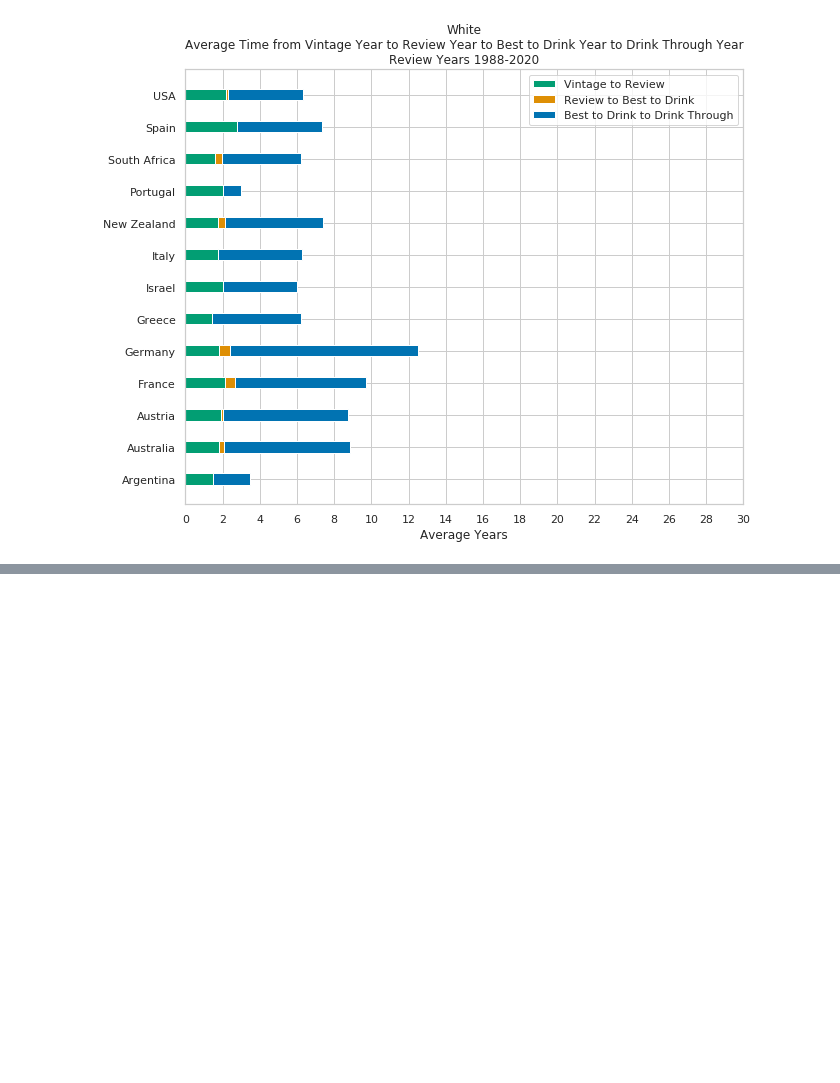
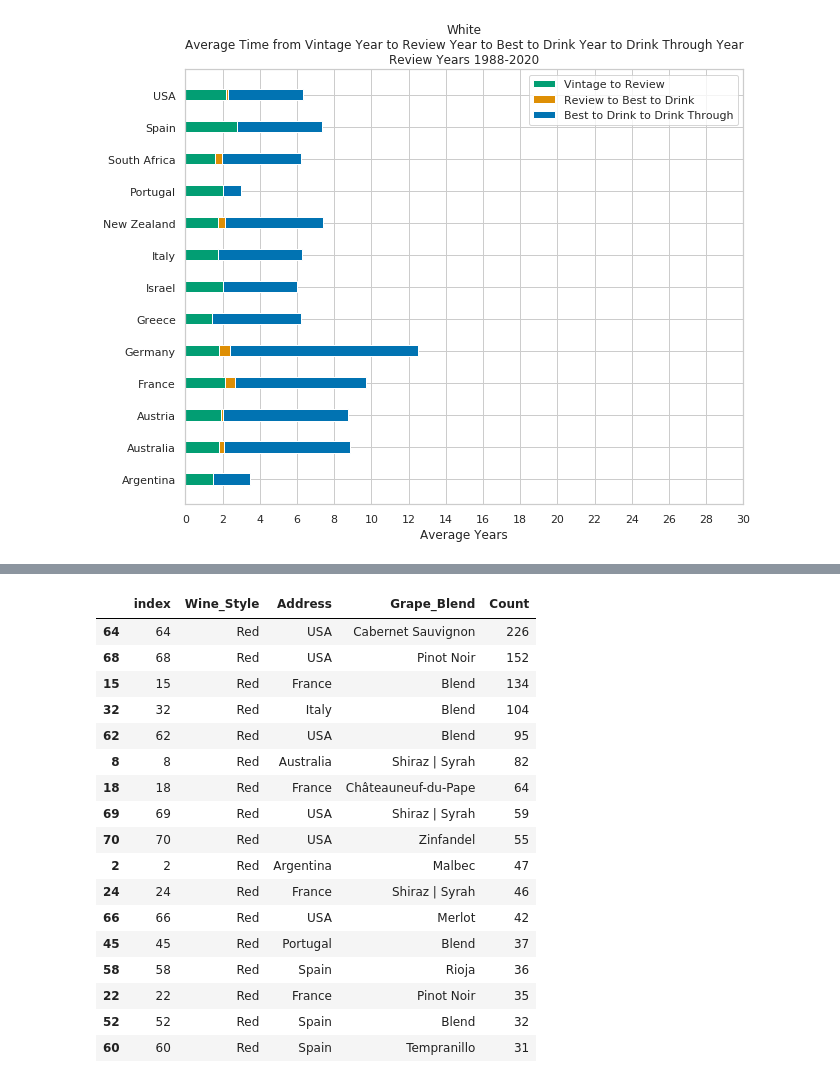
Before and after one commit to ewotawa/top_100_wines_2020, a Jupyter notebook: Top100Wine_Data_Exploration_Time.ipynb, the cells around one changed output, grey strips where cells are left out. Cells and saved outputs as stored; diff of their text form; code cells hidden in the pictures; blank space fills up the shorter version.

Commit message:
add to README, add tables to drink window Jupyter notebook

```diff
--- a/Top100Wine_Data_Exploration_Time.ipynb
+++ b/Top100Wine_Data_Exploration_Time.ipynb
@@ -510,3 +510,10 @@ barh_plot_3(wine_style = 'White',
           label = 'Address')
 # %% [output]
 [figure]
+# %%
+def wine_table(wine_style):
+    df = df_Wine_BDT[df_Wine_BDT.Wine_Style == wine_style]
+    df_pivot = pd.DataFrame({'Count' : df.groupby(['Wine_Style', 'Address', 'Grape_Blend'])['Score'].count()}).reset_index()
+    df_pivot = df_pivot.reset_index()
+    return df_pivot
+    # print(df_pivot)
@@ -512,0 +536,3 @@ barh_plot_3(wine_style = 'White',
+# %%
+df_Red = wine_table('Red')
+df_Red
@@ -512,0 +558,23 @@ barh_plot_3(wine_style = 'White',
+# %%
+df_Red = df_Red.sort_values(by = ['Count'], ascending = False)
+df_red_top = df_Red[df_Red.Count >=30]
+df_red_top
+# %% [output]
+|  | index | Wine_Style | Address | Grape_Blend | Count |
+| 64 | 64 | Red | USA | Cabernet Sauvignon | 226 |
+| 68 | 68 | Red | USA | Pinot Noir | 152 |
+| 15 | 15 | Red | France | Blend | 134 |
+| 32 | 32 | Red | Italy | Blend | 104 |
+| 62 | 62 | Red | USA | Blend | 95 |
+| 8 | 8 | Red | Australia | Shiraz | Syrah | 82 |
+| 18 | 18 | Red | France | Châteauneuf-du-Pape | 64 |
+| 69 | 69 | Red | USA | Shiraz | Syrah | 59 |
+| 70 | 70 | Red | USA | Zinfandel | 55 |
+| 2 | 2 | Red | Argentina | Malbec | 47 |
+| 24 | 24 | Red | France | Shiraz | Syrah | 46 |
+| 66 | 66 | Red | USA | Merlot | 42 |
+| 45 | 45 | Red | Portugal | Blend | 37 |
+| 58 | 58 | Red | Spain | Rioja | 36 |
+| 22 | 22 | Red | France | Pinot Noir | 35 |
+| 52 | 52 | Red | Spain | Blend | 32 |
+| 60 | 60 | Red | Spain | Tempranillo | 31 |
```
Also changed, not shown: parts of 6 cells of this notebook, 1 other file.
